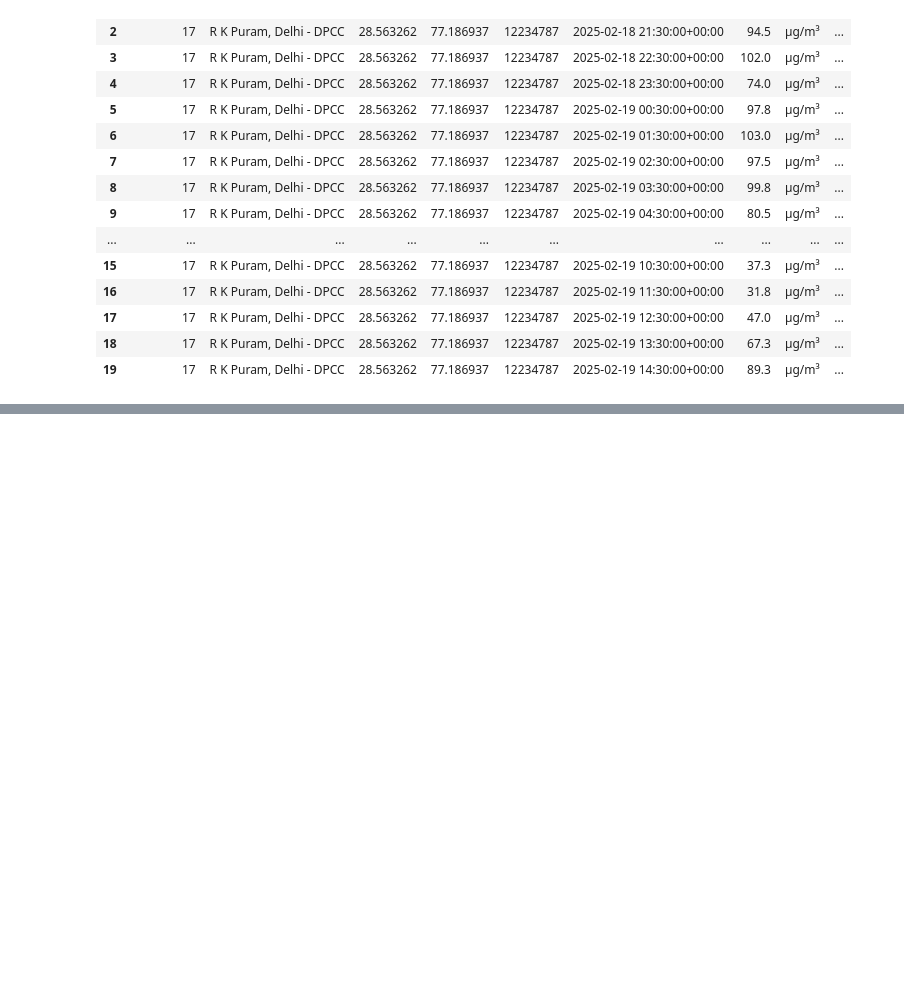
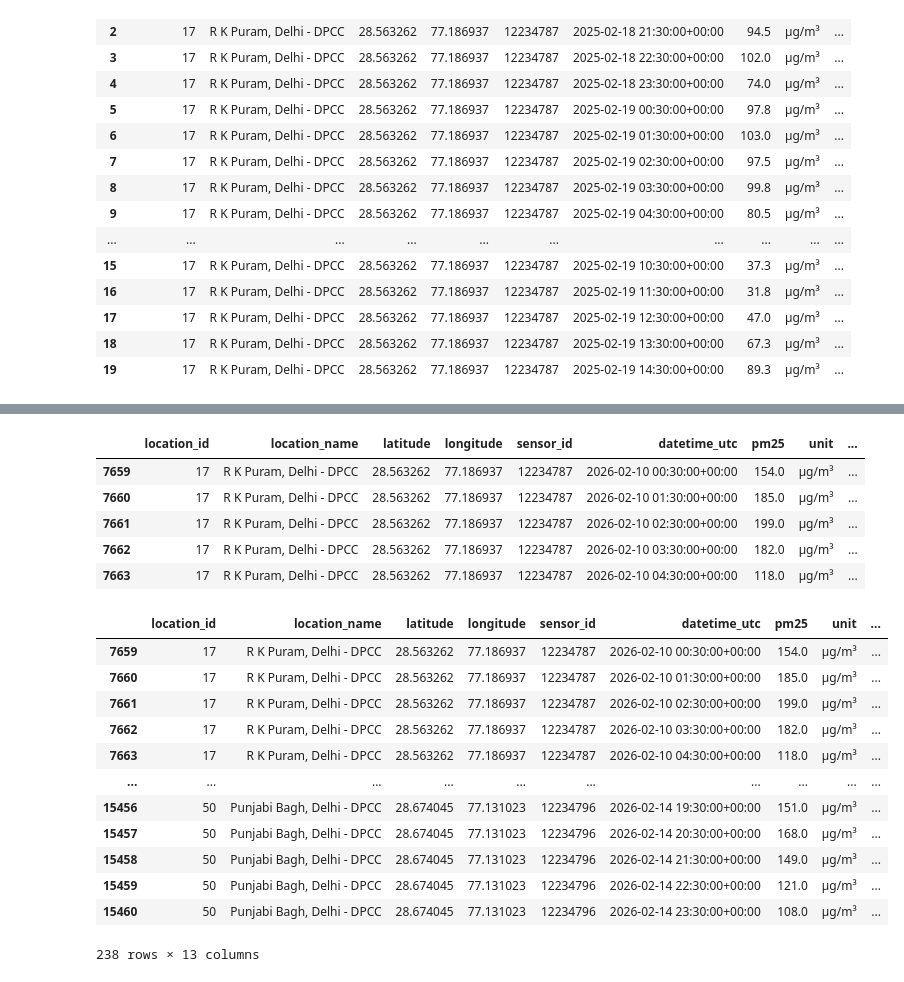
Before and after one commit to hmzakt/Delhi-Climate-Hackathon-2026, a Jupyter notebook: nb.ipynb, the cells around one changed output, grey strips where cells are left out. Saved outputs shown, nothing was run; the diff lists cells and outputs as text; code cells hidden in the pictures; blank space fills up the shorter version.

```diff
--- a/nb.ipynb
+++ b/nb.ipynb
@@ -380,0 +530,6 @@ Columns saved: ['latitude', 'longitude', 'acq_date', 'acq_time', 'confidence', '
+# %%
+df_weather_rk_puram["location_name"] = "R K Puram, Delhi - DPCC"
+# %%
+df_weather_punjabi_bagh["location_name"] = "Punjabi Bagh, Delhi - DPCC"
+# %%
+df_weather = pd.concat([df_weather_rk_puram, df_weather_punjabi_bagh], ignore_index=True)
@@ -380,0 +552,7 @@ Columns saved: ['latitude', 'longitude', 'acq_date', 'acq_time', 'confidence', '
+# %%
+if df_weather['datetime_hour'].dt.tz is None:
+    df_weather['datetime_hour'] = df_weather['datetime_hour'].dt.tz_localize('UTC')
+df_merged = pd.merge(pm25df, df_weather, how="left",
+                     on=["datetime_hour", "location_name"])
+
+df_merged.head(5)
@@ -380,0 +572,28 @@ Columns saved: ['latitude', 'longitude', 'acq_date', 'acq_time', 'confidence', '
+# %%
+df_merged_success = df_merged.dropna(subset=['datetime'])
+if not df_merged_success.empty:
+    display(df_merged_success.head())
+else:
+    print("No overlapping data found based on the current date ranges.")
+
+df_merged_success
+# %% [output]
+|  | location_id | location_name | latitude | longitude | sensor_id | datetime_utc | pm25 | unit | ... |
+| 7659 | 17 | R K Puram, Delhi - DPCC | 28.563262 | 77.186937 | 12234787 | 2026-02-10 00:30:00+00:00 | 154.0 | µg/m³ | ... |
+| 7660 | 17 | R K Puram, Delhi - DPCC | 28.563262 | 77.186937 | 12234787 | 2026-02-10 01:30:00+00:00 | 185.0 | µg/m³ | ... |
+| 7661 | 17 | R K Puram, Delhi - DPCC | 28.563262 | 77.186937 | 12234787 | 2026-02-10 02:30:00+00:00 | 199.0 | µg/m³ | ... |
+| 7662 | 17 | R K Puram, Delhi - DPCC | 28.563262 | 77.186937 | 12234787 | 2026-02-10 03:30:00+00:00 | 182.0 | µg/m³ | ... |
+| 7663 | 17 | R K Puram, Delhi - DPCC | 28.563262 | 77.186937 | 12234787 | 2026-02-10 04:30:00+00:00 | 118.0 | µg/m³ | ... |
+|  | location_id | location_name | latitude | longitude | sensor_id | datetime_utc | pm25 | unit | ... |
+| 7659 | 17 | R K Puram, Delhi - DPCC | 28.563262 | 77.186937 | 12234787 | 2026-02-10 00:30:00+00:00 | 154.0 | µg/m³ | ... |
+| 7660 | 17 | R K Puram, Delhi - DPCC | 28.563262 | 77.186937 | 12234787 | 2026-02-10 01:30:00+00:00 | 185.0 | µg/m³ | ... |
+| 7661 | 17 | R K Puram, Delhi - DPCC | 28.563262 | 77.186937 | 12234787 | 2026-02-10 02:30:00+00:00 | 199.0 | µg/m³ | ... |
+| 7662 | 17 | R K Puram, Delhi - DPCC | 28.563262 | 77.186937 | 12234787 | 2026-02-10 03:30:00+00:00 | 182.0 | µg/m³ | ... |
+| 7663 | 17 | R K Puram, Delhi - DPCC | 28.563262 | 77.186937 | 12234787 | 2026-02-10 04:30:00+00:00 | 118.0 | µg/m³ | ... |
+| ... | ... | ... | ... | ... | ... | ... | ... | ... | ... |
+| 15456 | 50 | Punjabi Bagh, Delhi - DPCC | 28.674045 | 77.131023 | 12234796 | 2026-02-14 19:30:00+00:00 | 151.0 | µg/m³ | ... |
+| 15457 | 50 | Punjabi Bagh, Delhi - DPCC | 28.674045 | 77.131023 | 12234796 | 2026-02-14 20:30:00+00:00 | 168.0 | µg/m³ | ... |
+| 15458 | 50 | Punjabi Bagh, Delhi - DPCC | 28.674045 | 77.131023 | 12234796 | 2026-02-14 21:30:00+00:00 | 149.0 | µg/m³ | ... |
+| 15459 | 50 | Punjabi Bagh, Delhi - DPCC | 28.674045 | 77.131023 | 12234796 | 2026-02-14 22:30:00+00:00 | 121.0 | µg/m³ | ... |
+| 15460 | 50 | Punjabi Bagh, Delhi - DPCC | 28.674045 | 77.131023 | 12234796 | 2026-02-14 23:30:00+00:00 | 108.0 | µg/m³ | ... |
+238 rows × 13 columns
```
Also changed, not shown: parts of 48 cells of this notebook, 37 other files.
